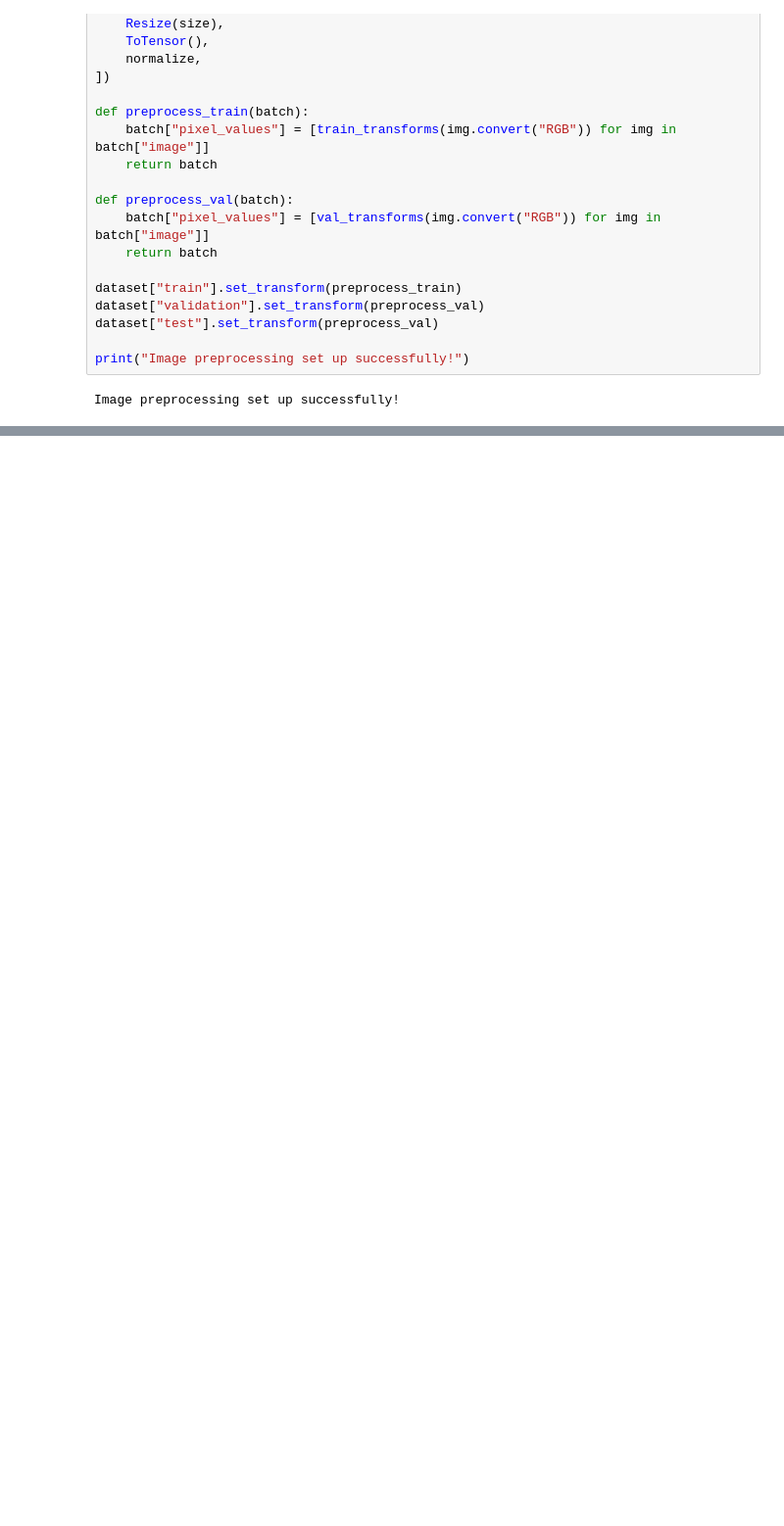
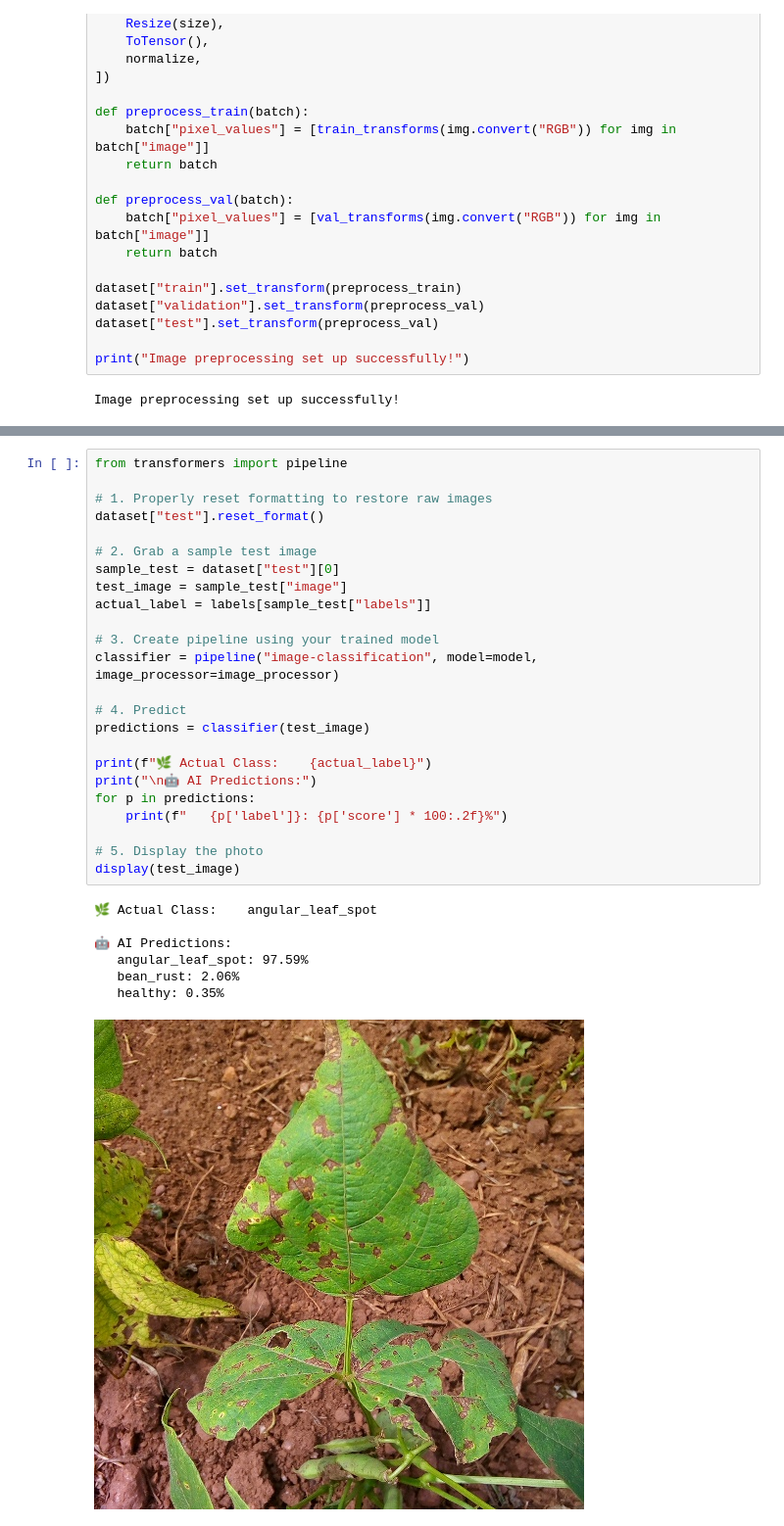
Before and after one commit to jacktonomondi439-alt/-CIS-221-SEPT-DEC-2025-, a Jupyter notebook: AI_DISEASE_DETECTOR.ipynb, the cells around one changed output, grey strips where cells are left out. Shown at 98% size. Drawn from its saved outputs; the diff is of its cells as text; blank space fills up the shorter version.

```diff
--- a/AI_DISEASE_DETECTOR.ipynb
+++ b/AI_DISEASE_DETECTOR.ipynb
@@ -286,2 +282,34 @@ Final Test Accuracy: 91.41%
 [figure]
 Chart saved as confusion_matrix.png. You can download it from the left file drawer!
+# %%
+from transformers import pipeline
+
+# 1. Properly reset formatting to restore raw images
+dataset["test"].reset_format()
+
+# 2. Grab a sample test image
+sample_test = dataset["test"][0]
+test_image = sample_test["image"]
+actual_label = labels[sample_test["labels"]]
+
+# 3. Create pipeline using your trained model
+classifier = pipeline("image-classification", model=model, image_processor=image_processor)
+
+# 4. Predict
+predictions = classifier(test_image)
+
+print(f"🌿 Actual Class:    {actual_label}")
+print("\n🤖 AI Predictions:")
+for p in predictions:
+    print(f"   {p['label']}: {p['score'] * 100:.2f}%")
+
+# 5. Display the photo
+display(test_image)
+# %% [output]
+🌿 Actual Class:    angular_leaf_spot
+
+🤖 AI Predictions:
+   angular_leaf_spot: 97.59%
+   bean_rust: 2.06%
+   healthy: 0.35%
+[figure, added]
```
Also changed, not shown: parts of 6 cells of this notebook.
